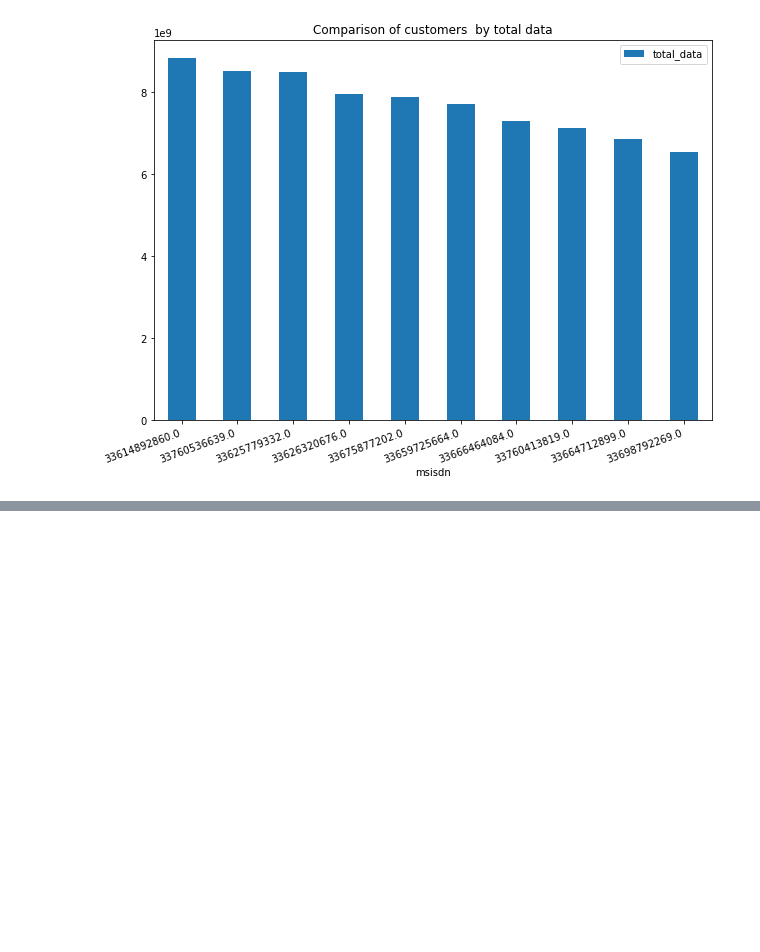
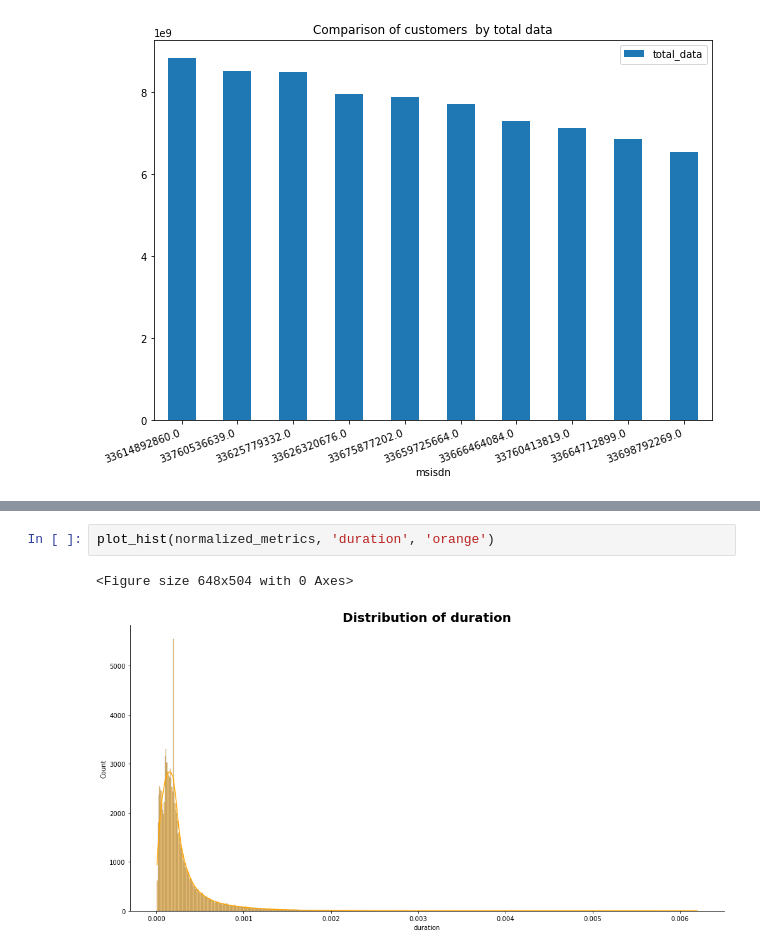
Before and after one commit to Bina-man/Telecom-Data, a Jupyter notebook: notebooks/User Engagement analysis.ipynb, the cells around one changed output, grey strips where cells are left out. Saved outputs shown, nothing was run; the diff lists cells and outputs as text; blank space fills up the shorter version.

```diff
--- a/notebooks/User Engagement analysis.ipynb
+++ b/notebooks/User Engagement analysis.ipynb
@@ -120,0 +180,5 @@ plt.show()
+# %%
+plot_hist(normalized_metrics, 'duration', 'orange')
+# %% [output]
+<Figure size 648x504 with 0 Axes>
+[figure, added]
```
Also changed, not shown: parts of 11 cells of this notebook, 1 other file.
